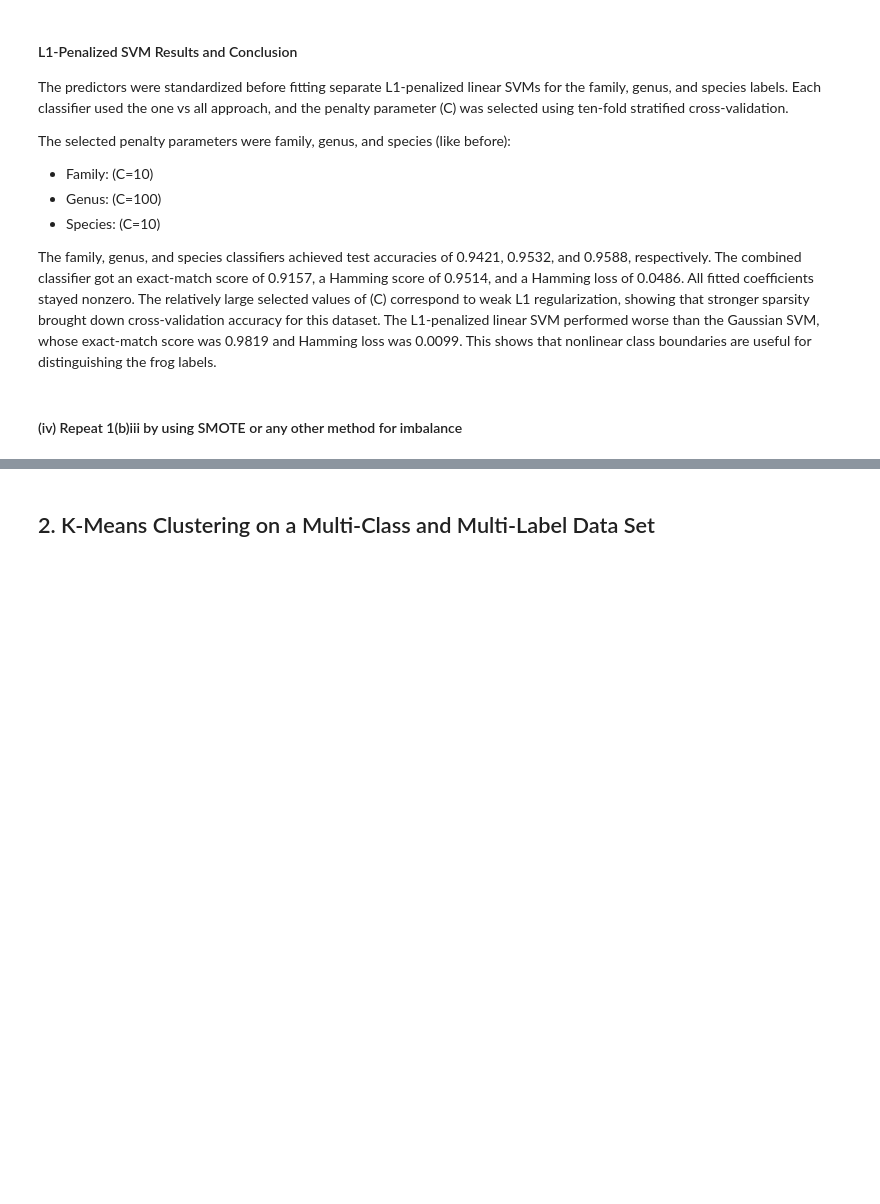
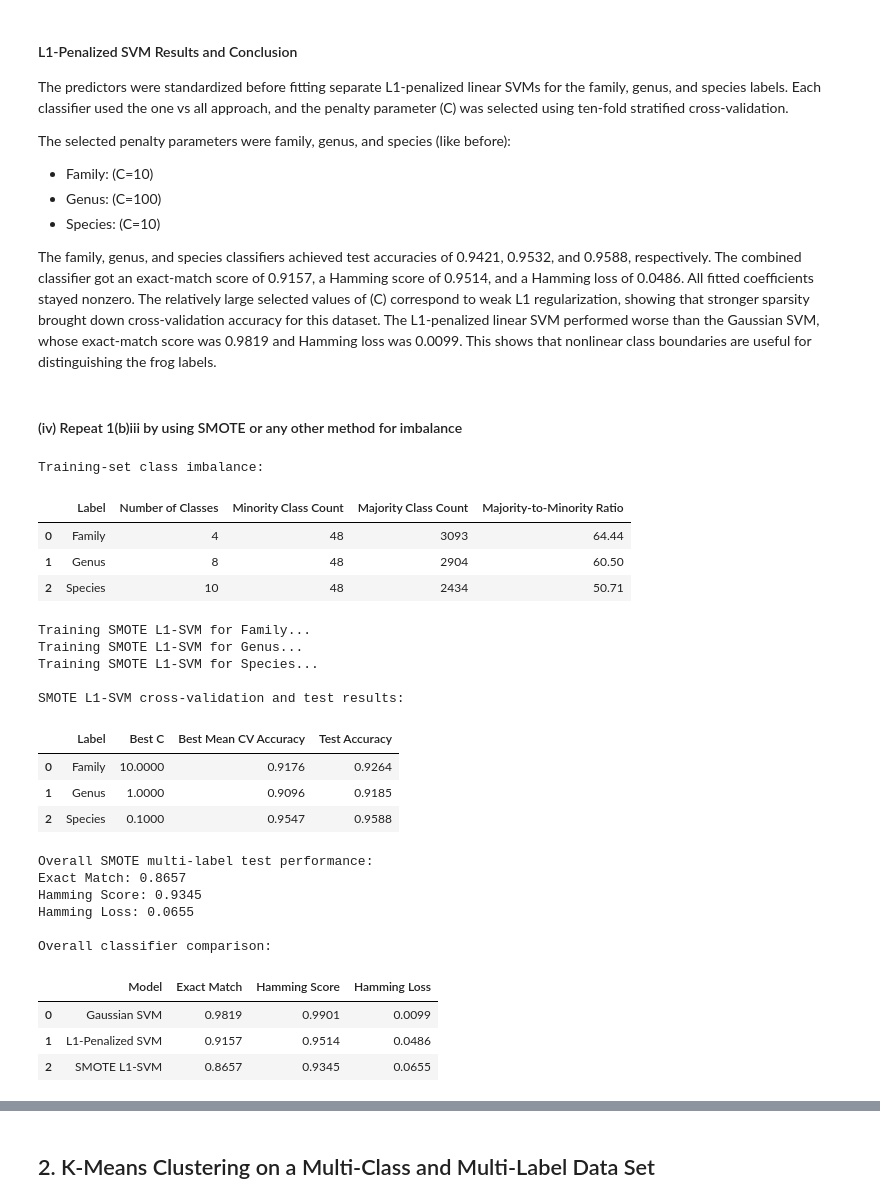
Before and after one commit to manvsatish/dsci-552-hw-7, a Jupyter notebook: notebook/Satish_Manvika_HW7.ipynb, the cells around one changed output, grey strips where cells are left out. Drawn from its saved outputs; the diff is of its cells as text; code cells hidden in the pictures; blank space fills up the shorter version.

```diff
--- a/notebook/Satish_Manvika_HW7.ipynb
+++ b/notebook/Satish_Manvika_HW7.ipynb
@@ -275,3 +275,72 @@ The selected penalty parameters were family, genus, and species (like before):
 The family, genus, and species classifiers achieved test accuracies of 0.9421, 0.9532, and 0.9588, respectively. The combined classifier got an exact-match score of 0.9157, a Hamming score of 0.9514, and a Hamming loss of 0.0486. All fitted coefficients stayed nonzero. The relatively large selected values of \(C\) correspond to weak L1 regularization, showing that stronger sparsity brought down cross-validation accuracy for this dataset. The L1-penalized linear SVM performed worse than the Gaussian SVM, whose exact-match score was 0.9819 and Hamming loss was 0.0099. This shows that nonlinear class boundaries are useful for distinguishing the frog labels.
 # %% [markdown]
 #### (iv) Repeat 1(b)iii by using SMOTE or any other method for imbalance
+# %%
+#summary of original class imbalance for each label
+imbalance_summary = []
+for label in label_columns:
+    class_counts = y_train[label].value_counts()
+    imbalance_summary.append({"Label": label, "Number of Classes": class_counts.size, "Minority Class Count": class_counts.min(), "Majority Class Count": class_counts.max(), "Majority-to-Minority Ratio": (class_counts.max() / class_counts.min())})
+
+imbalance_summary = pd.DataFrame(imbalance_summary)
+print("Training-set class imbalance:")
+display(imbalance_summary.style.format({"Majority-to-Minority Ratio": "{:.2f}"}))
+
+# l1-penalized linear svms with smote inside cross valid
+smote_l1_models = {}
+smote_l1_predictions = pd.DataFrame(index=y_test.index)
+smote_l1_results = []
+
+for label in label_columns:
+    print(f"Training SMOTE L1-SVM for {label}...")
+    pipeline = ImbPipeline([("scaler", StandardScaler()), ("smote", SMOTE(random_state=RANDOM_STATE)), ("classifier", OneVsRestClassifier(LinearSVC(penalty="l1", dual=False, max_iter=50000, random_state=RANDOM_STATE), n_jobs=1))])
+    grid_search = GridSearchCV(estimator=pipeline, param_grid=l1_parameter_grid, scoring="accuracy", cv=cv_strategy, n_jobs=-1, refit=True)
+    grid_search.fit(X_train, y_train[label])
+    predictions = grid_search.predict(X_test)
+    smote_l1_models[label] = grid_search.best_estimator_
+    smote_l1_predictions[label] = predictions
+    smote_l1_results.append({"Label": label, "Best C": grid_search.best_params_["classifier__estimator__C"], "Best Mean CV Accuracy": grid_search.best_score_, "Test Accuracy": accuracy_score(y_test[label], predictions)})
+
+smote_l1_results = pd.DataFrame(smote_l1_results)
+smote_l1_metric_results = multilabel_metrics(y_test[label_columns], smote_l1_predictions[label_columns])
+
+print("\nSMOTE L1-SVM cross-validation and test results:")
+display(smote_l1_results.style.format({"Best C": "{:.4f}", "Best Mean CV Accuracy": "{:.4f}", "Test Accuracy": "{:.4f}"}))
+print("\nOverall SMOTE multi-label test performance:")
+for metric, value in smote_l1_metric_results.items():
+    print(f"{metric}: {value:.4f}")
+
+# compare the three multi classification approac
+classification_comparison = pd.DataFrame([
+    {"Model": "Gaussian SVM", **rbf_metric_results},
+    {"Model": "L1-Penalized SVM", **l1_metric_results},
+    {"Model": "SMOTE L1-SVM", **smote_l1_metric_results}
+])
+
+print("\nOverall classifier comparison:")
+display(classification_comparison.style.format({"Exact Match": "{:.4f}", "Hamming Score": "{:.4f}", "Hamming Loss": "{:.4f}"}))
+# %% [output]
+Training-set class imbalance:
+|  | Label | Number of Classes | Minority Class Count | Majority Class Count | Majority-to-Minority Ratio |
+| 0 | Family | 4 | 48 | 3093 | 64.44 |
+| 1 | Genus | 8 | 48 | 2904 | 60.50 |
+| 2 | Species | 10 | 48 | 2434 | 50.71 |
+Training SMOTE L1-SVM for Family...
+Training SMOTE L1-SVM for Genus...
+Training SMOTE L1-SVM for Species...
+
+SMOTE L1-SVM cross-validation and test results:
+|  | Label | Best C | Best Mean CV Accuracy | Test Accuracy |
+| 0 | Family | 10.0000 | 0.9176 | 0.9264 |
+| 1 | Genus | 1.0000 | 0.9096 | 0.9185 |
+| 2 | Species | 0.1000 | 0.9547 | 0.9588 |
+Overall SMOTE multi-label test performance:
+Exact Match: 0.8657
+Hamming Score: 0.9345
+Hamming Loss: 0.0655
+
+Overall classifier comparison:
+|  | Model | Exact Match | Hamming Score | Hamming Loss |
+| 0 | Gaussian SVM | 0.9819 | 0.9901 | 0.0099 |
+| 1 | L1-Penalized SVM | 0.9157 | 0.9514 | 0.0486 |
+| 2 | SMOTE L1-SVM | 0.8657 | 0.9345 | 0.0655 |
```
Also changed, not shown: parts of 1 cell of this notebook.
